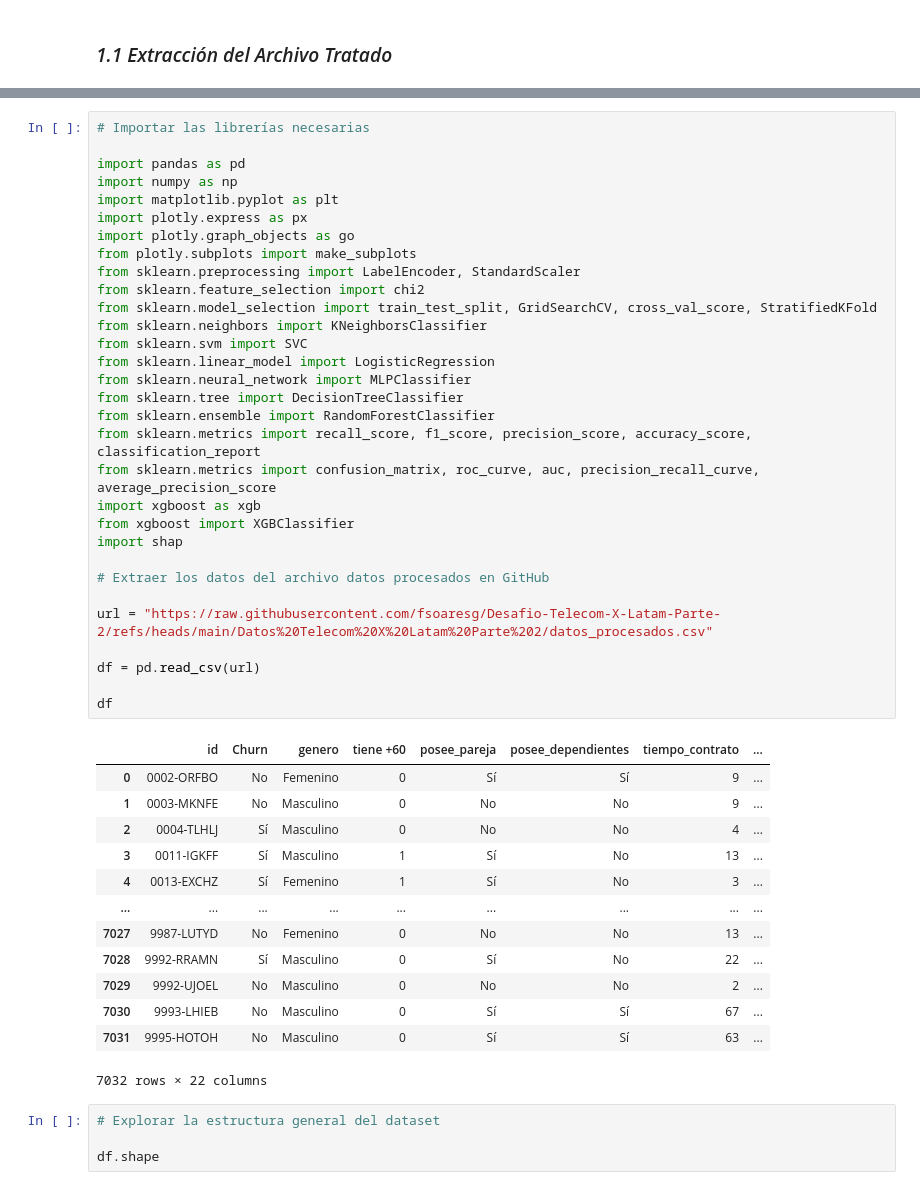
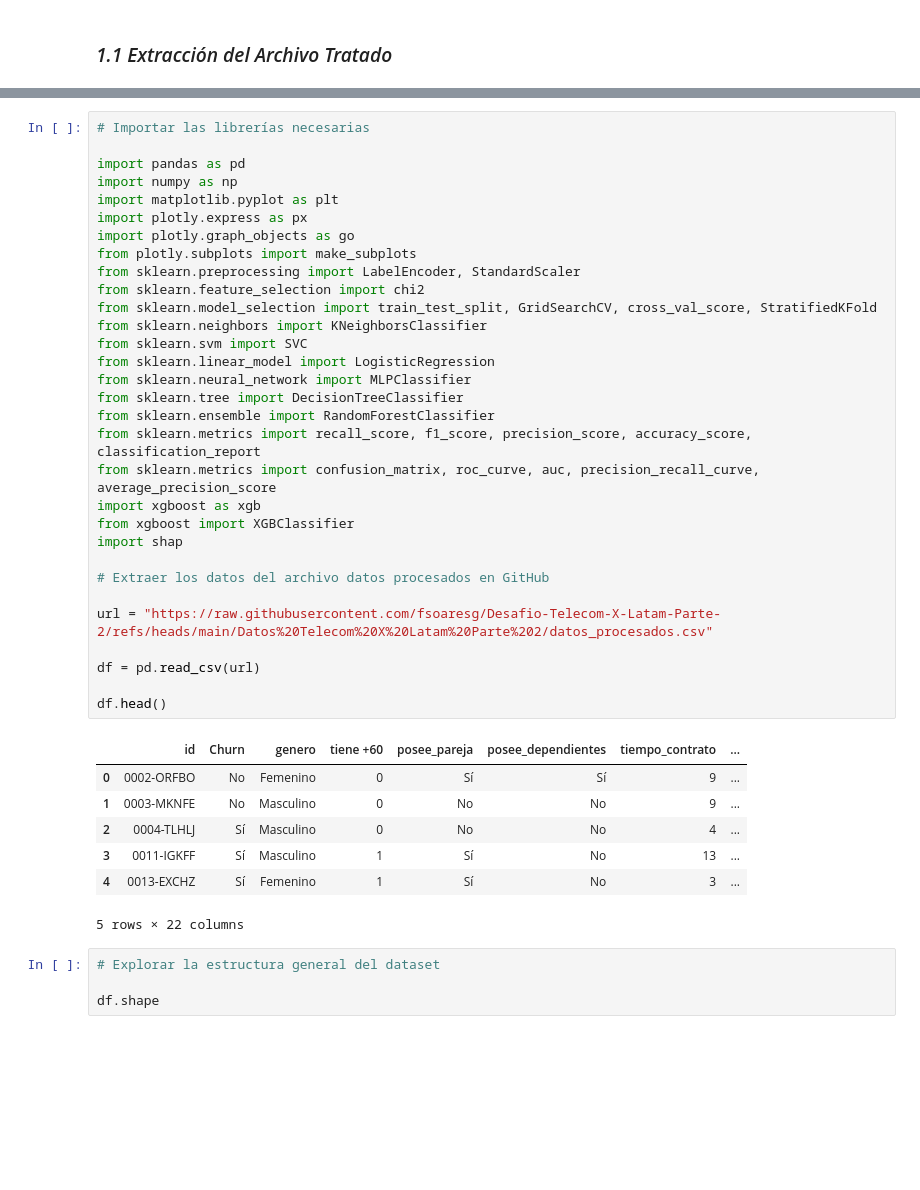
Before and after one commit to fsoaresg/Desafio-Telecom-X-Latam-Parte-2, a Jupyter notebook: Telecom_X_Parte_2_Latam.ipynb, the cells around one changed output, grey strips where cells are left out. Drawn from its saved outputs; the diff is of its cells as text; blank space fills up the shorter version.

```diff
--- a/Telecom_X_Parte_2_Latam.ipynb
+++ b/Telecom_X_Parte_2_Latam.ipynb
@@ -50,41 +50,35 @@ import plotly.express as px
 import plotly.graph_objects as go
 from plotly.subplots import make_subplots
 from sklearn.preprocessing import LabelEncoder, StandardScaler
 from sklearn.feature_selection import chi2
 from sklearn.model_selection import train_test_split, GridSearchCV, cross_val_score, StratifiedKFold
 from sklearn.neighbors import KNeighborsClassifier
 from sklearn.svm import SVC
 from sklearn.linear_model import LogisticRegression
 from sklearn.neural_network import MLPClassifier
 from sklearn.tree import DecisionTreeClassifier
 from sklearn.ensemble import RandomForestClassifier
 from sklearn.metrics import recall_score, f1_score, precision_score, accuracy_score, classification_report
 from sklearn.metrics import confusion_matrix, roc_curve, auc, precision_recall_curve, average_precision_score
 import xgboost as xgb
 from xgboost import XGBClassifier
 import shap
 
 # Extraer los datos del archivo datos procesados en GitHub
 
 url = "https://raw.githubusercontent.com/fsoaresg/Desafio-Telecom-X-Latam-Parte-2/refs/heads/main/Datos%20Telecom%20X%20Latam%20Parte%202/datos_procesados.csv"
 
 df = pd.read_csv(url)
 
-df
+df.head()
 # %% [output]
 |  | id | Churn | genero | tiene +60 | posee_pareja | posee_dependientes | tiempo_contrato | ... |
 | 0 | 0002-ORFBO | No | Femenino | 0 | Sí | Sí | 9 | ... |
 | 1 | 0003-MKNFE | No | Masculino | 0 | No | No | 9 | ... |
 | 2 | 0004-TLHLJ | Sí | Masculino | 0 | No | No | 4 | ... |
 | 3 | 0011-IGKFF | Sí | Masculino | 1 | Sí | No | 13 | ... |
 | 4 | 0013-EXCHZ | Sí | Femenino | 1 | Sí | No | 3 | ... |
-| ... | ... | ... | ... | ... | ... | ... | ... | ... |
-| 7027 | 9987-LUTYD | No | Femenino | 0 | No | No | 13 | ... |
-| 7028 | 9992-RRAMN | Sí | Masculino | 0 | Sí | No | 22 | ... |
-| 7029 | 9992-UJOEL | No | Masculino | 0 | No | No | 2 | ... |
-| 7030 | 9993-LHIEB | No | Masculino | 0 | Sí | Sí | 67 | ... |
-| 7031 | 9995-HOTOH | No | Masculino | 0 | Sí | Sí | 63 | ... |
-7032 rows × 22 columns
+5 rows × 22 columns
 # %%
 # Explorar la estructura general del dataset
 
```
Also changed, not shown: parts of 16 cells of this notebook.
